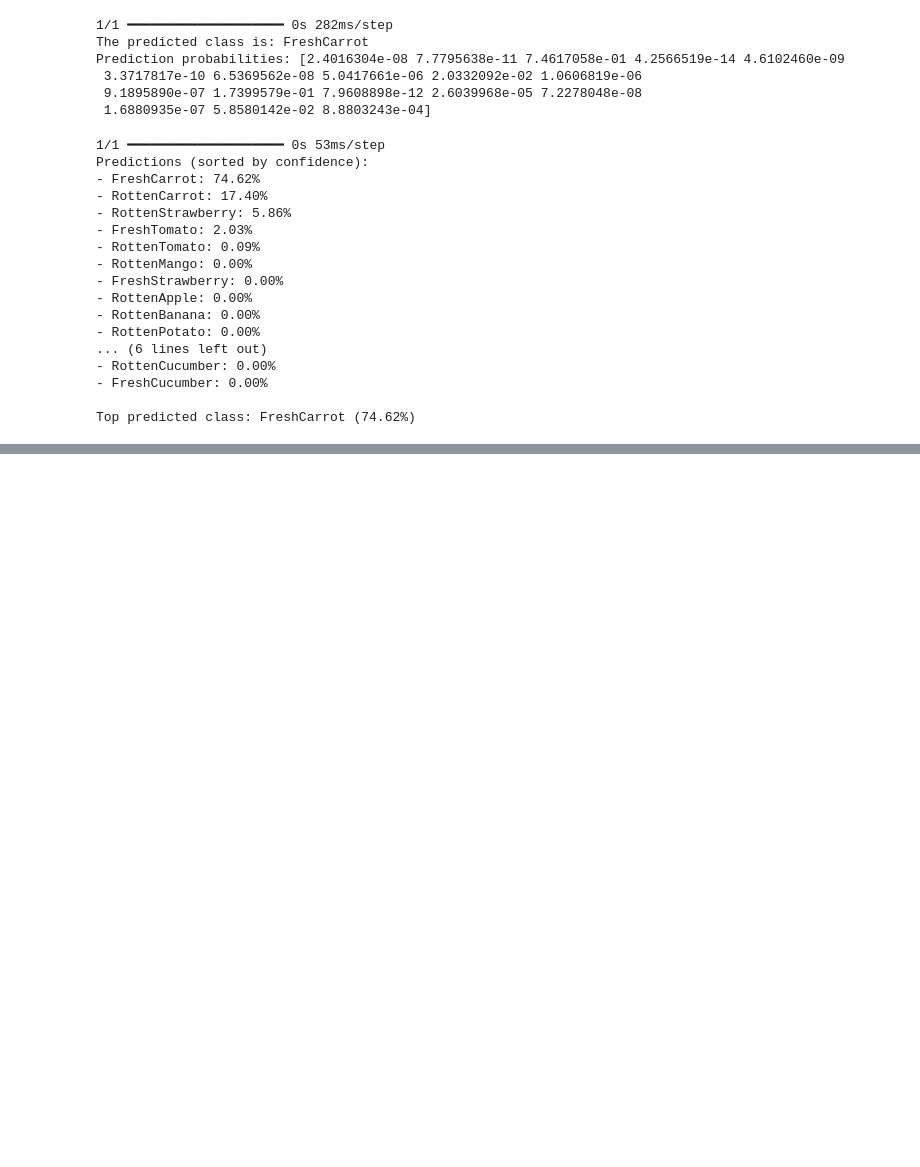
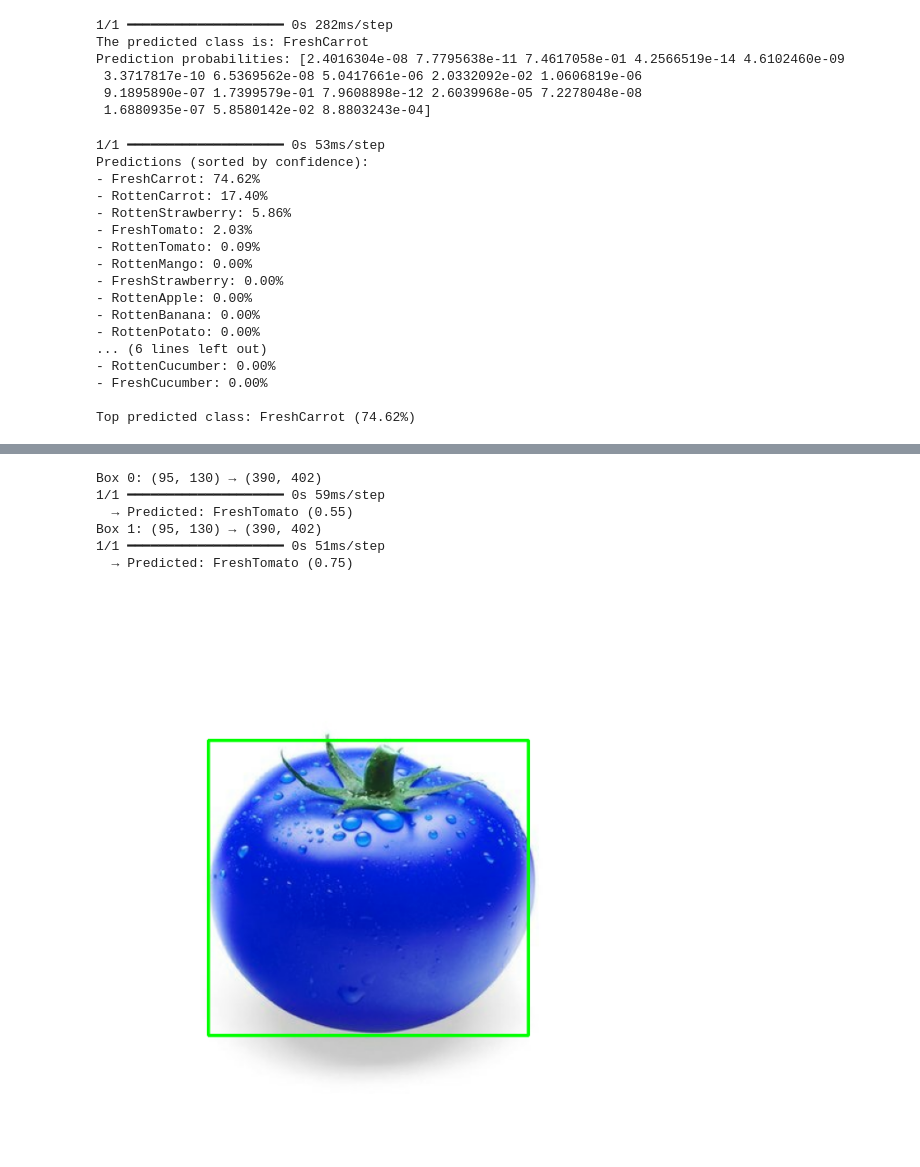
Before and after one commit to Ar-Srivas/foml-project, a Jupyter notebook: ml/cnn_train.ipynb, the cells around one changed output, grey strips where cells are left out. Saved outputs shown, nothing was run; the diff lists cells and outputs as text; code cells hidden in the pictures; blank space fills up the shorter version.

```diff
--- a/ml/cnn_train.ipynb
+++ b/ml/cnn_train.ipynb
@@ -172,0 +274,79 @@ Top predicted class: FreshCarrot (74.62%)
+# %%
+import tensorflow_hub as hub
+import tensorflow as tf
+import numpy as np
+import cv2
+import matplotlib.pyplot as plt
+from tensorflow.keras.preprocessing import image
+from tensorflow.keras.models import load_model
+from tensorflow.keras.applications.mobilenet_v2 import preprocess_input
+
+# --- Load models ---
+detector = hub.load("https://tfhub.dev/tensorflow/ssd_mobilenet_v2/2")
+classifier = load_model("veg_fruit_classifier_mobilenetv2_128.keras")
+# %%
+# --- Class labels (must match training order) ---
+class_names = ['FreshApple', 'FreshBanana', 'FreshCarrot', 'FreshCucumber', 'FreshMango',
+               'FreshOrange', 'FreshPotato', 'FreshStrawberry', 'FreshTomato',
+               'RottenApple', 'RottenBanana', 'RottenCarrot', 'RottenCucumber',
+               'RottenMango', 'RottenOrange', 'RottenPotato', 'RottenStrawberry', 'RottenTomato']
+
+# --- Load image ---
+img_path = "test_data/img6.jpg"
+img_raw = tf.io.read_file(img_path)
+img = tf.image.decode_jpeg(img_raw, channels=3)
+input_tensor = tf.expand_dims(img, 0)
+
+# --- Run detection ---
+detections = detector(input_tensor)
+boxes = detections["detection_boxes"][0].numpy()
+scores = detections["detection_scores"][0].numpy()
+
+# --- Convert to NumPy ---
+img_np = img.numpy().copy()
+h, w, _ = img_np.shape
+
+# --- Process detections ---
+for i in range(len(scores)):
+    if scores[i] > 0.5:
+        y1, x1, y2, x2 = boxes[i]
+        (x1, y1, x2, y2) = (int(x1 * w), int(y1 * h), int(x2 * w), int(y2 * h))
+
+        # Print coordinates
+        print(f"Box {i}: ({x1}, {y1}) → ({x2}, {y2})")
+
+        # Crop region
+        crop = img_np[y1:y2, x1:x2]
+
+        # Skip invalid small crops
+        if crop.size == 0:
+            continue
+
+        # Prepare for classifier
+        crop_resized = cv2.resize(crop, (128, 128))
+        crop_array = np.expand_dims(crop_resized, axis=0)  # shape (1, 128, 128, 3)
+
+        preds = classifier.predict(crop_array)
+        label = class_names[np.argmax(preds)]
+        confidence = np.max(preds)
+
+        print(f"  → Predicted: {label} ({confidence:.2f})")
+
+        # Draw results
+        cv2.rectangle(img_np, (x1, y1), (x2, y2), (0, 255, 0), 2)
+        cv2.putText(img_np, f"{label}", (x1, y1 - 10),
+                    cv2.FONT_HERSHEY_SIMPLEX, 0.6, (255, 255, 255), 2)
+
+# --- Show final annotated image ---
+plt.figure(figsize=(12, 8))
+plt.imshow(cv2.cvtColor(img_np, cv2.COLOR_BGR2RGB))
+plt.axis("off")
+plt.show()
+# %% [output]
+Box 0: (95, 130) → (390, 402)
+1/1 ━━━━━━━━━━━━━━━━━━━━ 0s 59ms/step
+  → Predicted: FreshTomato (0.55)
+Box 1: (95, 130) → (390, 402)
+1/1 ━━━━━━━━━━━━━━━━━━━━ 0s 51ms/step
+  → Predicted: FreshTomato (0.75)
+[figure, added]
```
Also changed, not shown: parts of 6 cells of this notebook, 11 other files.
